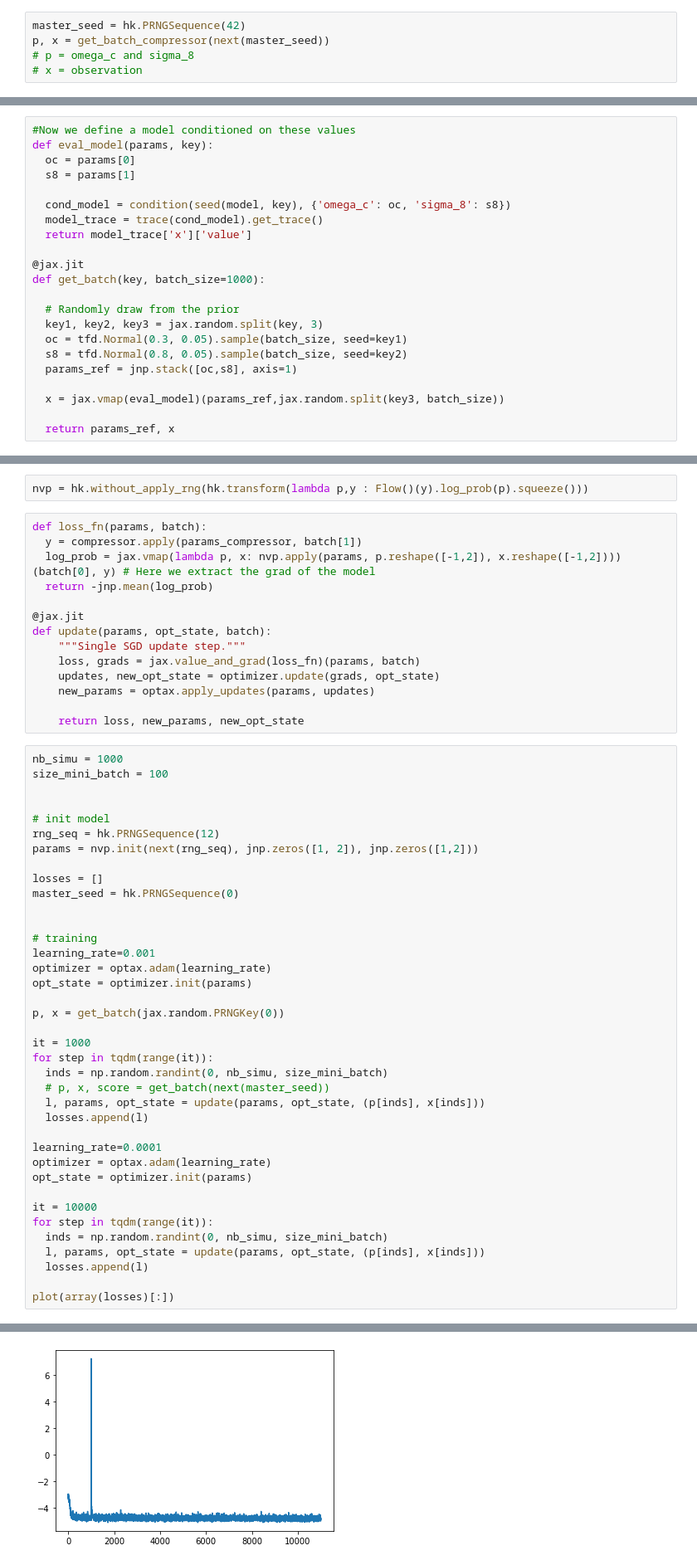
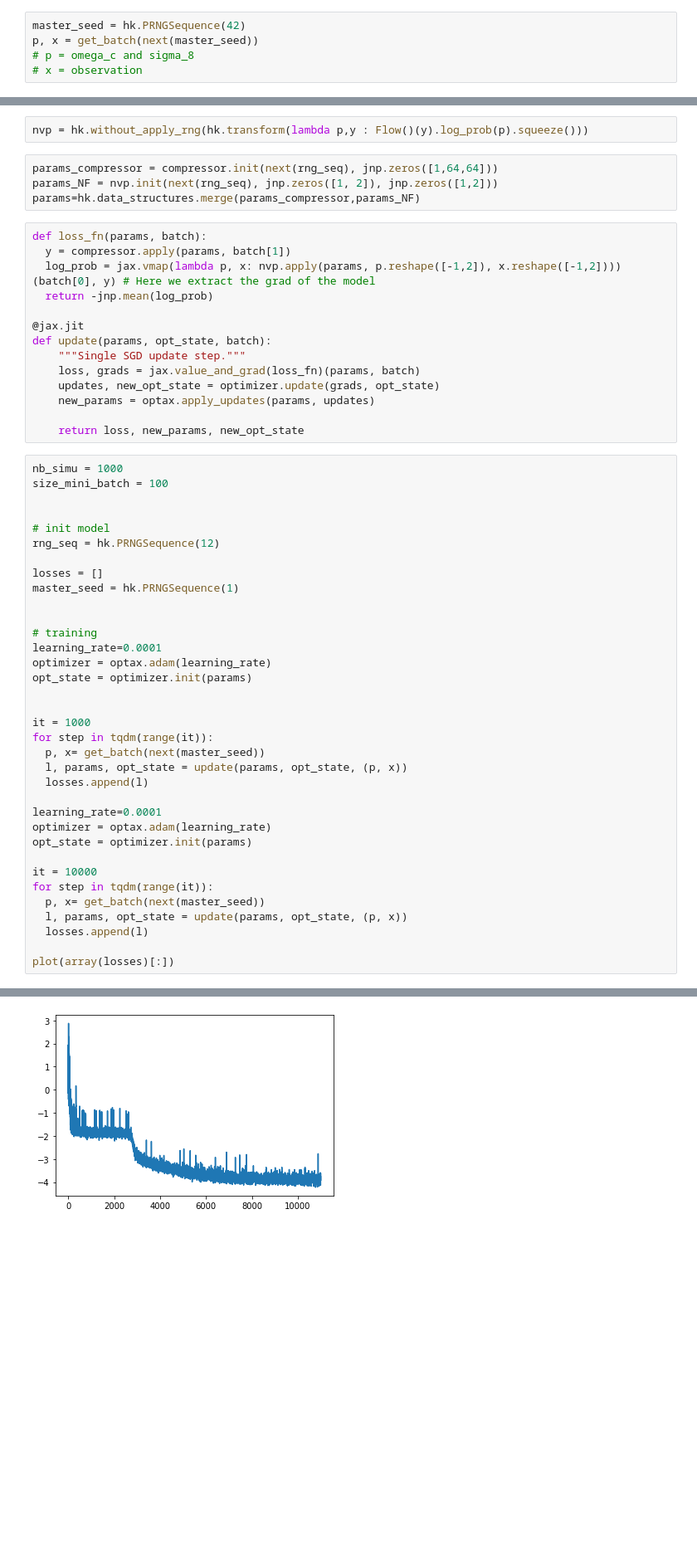
Before and after one commit to DifferentiableUniverseInitiative/VMIM-vs-MSE, a Jupyter notebook: VMIM.ipynb, the cells around one changed output, grey strips where cells are left out. Shown at 83% size. Cells and saved outputs as stored; diff of their text form; blank space fills up the shorter version.

```diff
--- a/VMIM.ipynb
+++ b/VMIM.ipynb
@@ -131,6 +112,6 @@ def get_batch_compressor(key, batch_size=128):
   return p, x
 # %%
 master_seed = hk.PRNGSequence(42)
-p, x = get_batch_compressor(next(master_seed))
+p, x = get_batch(next(master_seed))
 # p = omega_c and sigma_8
 # x = observation
@@ -274,27 +156,5 @@ Text(0, 0.5, 'second statistic')
 # %% [markdown]
 ### Now that we have a compressor, let's try to learn the posterior
-# %%
-#Now we define a model conditioned on these values
-def eval_model(params, key):
-  oc = params[0]
-  s8 = params[1]
-
-  cond_model = condition(seed(model, key), {'omega_c': oc, 'sigma_8': s8})
-  model_trace = trace(cond_model).get_trace()
-  return model_trace['x']['value']
-
-@jax.jit
-def get_batch(key, batch_size=1000):
-
-  # Randomly draw from the prior
-  key1, key2, key3 = jax.random.split(key, 3)
-  oc = tfd.Normal(0.3, 0.05).sample(batch_size, seed=key1)
-  s8 = tfd.Normal(0.8, 0.05).sample(batch_size, seed=key2)
-  params_ref = jnp.stack([oc,s8], axis=1)
-
-  x = jax.vmap(eval_model)(params_ref,jax.random.split(key3, batch_size))
-
-  return params_ref, x
 # %%
 from sbiexpt.bijectors import MixtureAffineSigmoidBijector
 # %%
@@ -342,9 +202,13 @@ class Flow(hk.Module):
       return nvp
 # %%
 nvp = hk.without_apply_rng(hk.transform(lambda p,y : Flow()(y).log_prob(p).squeeze()))
+# %%
+params_compressor = compressor.init(next(rng_seq), jnp.zeros([1,64,64]))
+params_NF = nvp.init(next(rng_seq), jnp.zeros([1, 2]), jnp.zeros([1,2]))
+params=hk.data_structures.merge(params_compressor,params_NF)
 # %%
 def loss_fn(params, batch):
-  y = compressor.apply(params_compressor, batch[1])
+  y = compressor.apply(params, batch[1])
   log_prob = jax.vmap(lambda p, x: nvp.apply(params, p.reshape([-1,2]), x.reshape([-1,2])))(batch[0], y) # Here we extract the grad of the model
   return -jnp.mean(log_prob)
 
@@ -360,41 +224,38 @@ def update(params, opt_state, batch):
 nb_simu = 1000
 size_mini_batch = 100
 
 
 # init model
 rng_seq = hk.PRNGSequence(12)
-params = nvp.init(next(rng_seq), jnp.zeros([1, 2]), jnp.zeros([1,2]))
 
 losses = []
-master_seed = hk.PRNGSequence(0)
+master_seed = hk.PRNGSequence(1)
 
 
 # training
-learning_rate=0.001
+learning_rate=0.0001
 optimizer = optax.adam(learning_rate)
 opt_state = optimizer.init(params)
 
-p, x = get_batch(jax.random.PRNGKey(0))
 
 it = 1000
 for step in tqdm(range(it)):
-  inds = np.random.randint(0, nb_simu, size_mini_batch)
-  # p, x, score = get_batch(next(master_seed))
-  l, params, opt_state = update(params, opt_state, (p[inds], x[inds]))
+  p, x= get_batch(next(master_seed))
+  l, params, opt_state = update(params, opt_state, (p, x))
   losses.append(l)
 
 learning_rate=0.0001
 optimizer = optax.adam(learning_rate)
 opt_state = optimizer.init(params)
 
 it = 10000
 for step in tqdm(range(it)):
-  inds = np.random.randint(0, nb_simu, size_mini_batch)
-  l, params, opt_state = update(params, opt_state, (p[inds], x[inds]))
+  p, x= get_batch(next(master_seed))
+  l, params, opt_state = update(params, opt_state, (p, x))
   losses.append(l)
 
 plot(array(losses)[:])
 # %% [output]
 [<matplotlib.lines.Line2D at 0x...>]
-[figure, old version]
+[figure, new version]
 # %%
```
Also changed, not shown: parts of 46 cells of this notebook.
